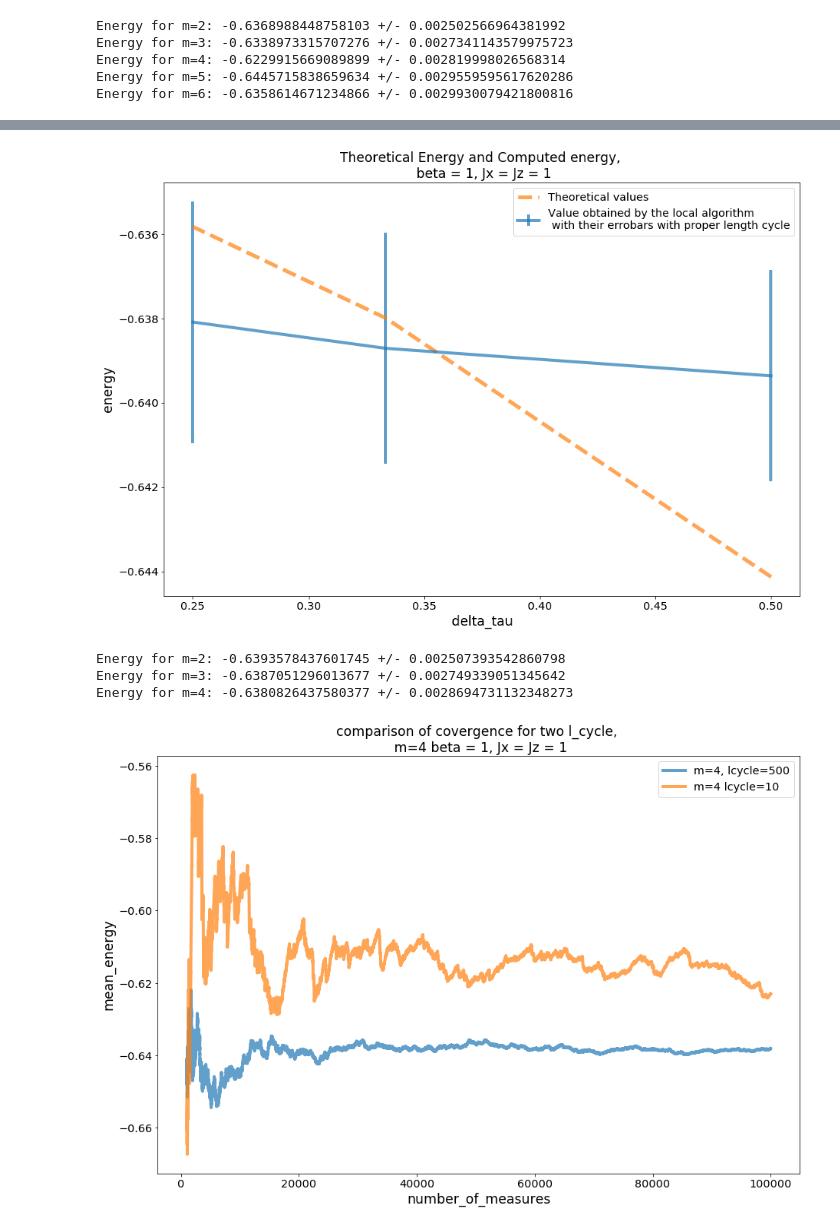
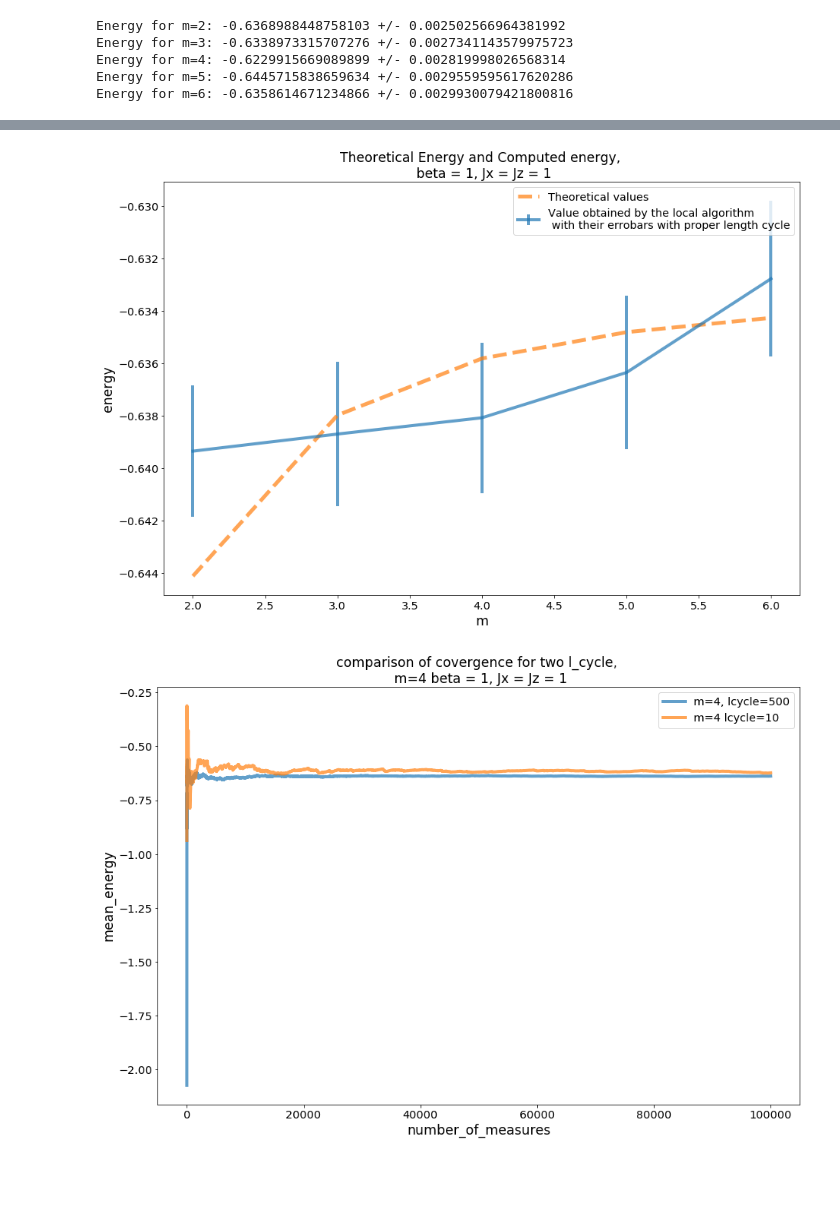
Before and after one commit to barthelemymp/Quantum_MC, a Jupyter notebook: results/local_result.ipynb, the cells around one changed output, grey strips where cells are left out. Drawn from its saved outputs; the diff is of its cells as text; code cells hidden in the pictures; blank space fills up the shorter version.

```diff
--- a/results/local_result.ipynb
+++ b/results/local_result.ipynb
@@ -319,7 +279,9 @@ Energy for m=4: -0.6229915669089899 +/- 0.002819998026568314
 Energy for m=5: -0.6445715838659634 +/- 0.0029559595617620286
 Energy for m=6: -0.6358614671234866 +/- 0.0029930079421800816
 # %%
-e2 = np.load("C:/Users/bmeyn/Documents/Polytechnique/PHY/PHY571/Quantum_MC/results/m2_dt0,5_ns4_jx1_jz1_lc10_adjusted.npy")
-e3 = np.load("C:/Users/bmeyn/Documents/Polytechnique/PHY/PHY571/Quantum_MC/results/m3_dt0,33_ns4_jx1_jz1_lc10_adjusted.npy")
-e4 = np.load("C:/Users/bmeyn/Documents/Polytechnique/PHY/PHY571/Quantum_MC/results/m4_dt0,25_ns4_jx1_jz1_lc10_adjusted.npy")
+e2ad = np.load("C:/Users/bmeyn/Documents/Polytechnique/PHY/PHY571/Quantum_MC/results/m2_dt0,5_ns4_jx1_jz1_lc10_adjusted.npy")
+e3ad = np.load("C:/Users/bmeyn/Documents/Polytechnique/PHY/PHY571/Quantum_MC/results/m3_dt0,33_ns4_jx1_jz1_lc10_adjusted.npy")
+e4ad = np.load("C:/Users/bmeyn/Documents/Polytechnique/PHY/PHY571/Quantum_MC/results/m4_dt0,25_ns4_jx1_jz1_lc10_adjusted.npy")
+e5ad = np.load("C:/Users/bmeyn/Documents/Polytechnique/PHY/PHY571/Quantum_MC/results/m5_dt0,5_ns4_jx1_jz1_lc10_adjusted.npy")
+e6ad = np.load("C:/Users/bmeyn/Documents/Polytechnique/PHY/PHY571/Quantum_MC/results/m6_dt0,16_ns4_jx1_jz1_lc10_adjusted.npy")
 # %%
@@ -341,6 +309,6 @@ plt.plot(xmove, me3)
 # %%
-x = range(1,len(e2)+1)
+x = range(1,len(e2ad)+1)
 xmesure = np.array(x)
 xmove = 10*xmesure
-me4 = np.cumsum(e4)/xmesure
-plt.plot(xmesure, me4)
+me4ad = np.cumsum(e4ad)/xmesure
+plt.plot(xmesure, me4ad,label = 'm=4')
@@ -346,0 +327,6 @@ plt.plot(xmesure, me4)
+# %%
+x = range(1,len(e2ad)+1)
+xmesure = np.array(x)
+xmove = 10*xmesure
+me6ad = np.cumsum(e6ad)/xmesure
+plt.plot(xmesure, me6ad,label = 'm=6')
@@ -399,70 +397,70 @@ plt.savefig('meanenrgyevolution_x=z=1_m2-6_adjusted.png')
 
 fig = plt.figure(figsize = (15,10))
 
-x_m = np.array(range(2,5))
+x_m = np.array(range(2,7))
 x_dtau = 1/x_m
 
 
-en_moy2 = np.mean(e2)
-std2 = np.std(e2)/np.sqrt(len(e2))
-en_moy3 = np.mean(e3)
-std3 = np.std(e3)/np.sqrt(len(e3))
-en_moy4 = np.mean(e4)
-std4 = np.std(e4)/np.sqrt(len(e4))
+en_moy2ad = np.mean(e2ad)
+std2ad = np.std(e2ad)/np.sqrt(len(e2ad))
+en_moy3ad = np.mean(e3ad)
+std3ad = np.std(e3ad)/np.sqrt(len(e3ad))
+en_moy4ad = np.mean(e4ad)
+std4ad = np.std(e4ad)/np.sqrt(len(e4ad))
+en_moy5ad = np.mean(e5ad)
+std5ad = np.std(e5ad)/np.sqrt(len(e5ad))
+en_moy6ad = np.mean(e6ad)
+std6ad = np.std(e6ad)/np.sqrt(len(e6ad))
 
-y = [en_moy2,en_moy3,en_moy4]
-yerr = [std2,std3,std4,]
+yad = [en_moy2ad,en_moy3ad,en_moy4ad,en_moy5ad,en_moy6ad]
+yerrad = [std2ad,std3ad,std4ad,std5ad,std6ad,]
 y_th = [-0.6441313582220639,-0.6379854264354882, -0.6358187647957938,
-        ]
+        -0.6348132236310546, -0.6342662966111773]
 
-plt.xlabel('delta_tau', fontsize = 'xx-large')
+plt.xlabel('m', fontsize = 'xx-large')
 plt.ylabel('energy', fontsize = 'xx-large')
 plt.xticks(fontsize = 'x-large')
 plt.yticks(fontsize = 'x-large')
 plt.title('Theoretical Energy and Computed energy, \n beta = 1, Jx = Jz = 1', fontsize = 'xx-large')
 
-plt.errorbar(x_dtau, y, yerr = yerr, label = 'Value obtained by the local algorithm \n with their errobars with proper length cycle',
+plt.errorbar(x_m, yad, yerr = yerrad, label = 'Value obtained by the local algorithm \n with their errobars with proper length cycle',
              lw = 4, alpha = 0.7)
-plt.plot(x_dtau, y_th, '--', label = 'Theoretical values',
+plt.plot(x_m, y_th, '--', label = 'Theoretical values',
           lw = 5, alpha = 0.7)
 
 plt.legend(loc = 0, fontsize = 'x-large')
 
 plt.savefig('ThvsComp_x=z=1_m2-6_adjusted.png')
 # %% [output]
-[figure, old version]
+[figure, new version]
 # %%
 print('Energy for m=2:', np.mean(e2), '+/-', np.std(e2)/np.sqrt(len(e2)))
 print('Energy for m=3:', np.mean(e3), '+/-', np.std(e3)/np.sqrt(len(e3)))
 print('Energy for m=4:', np.mean(e4), '+/-', np.std(e4)/np.sqrt(len(e4)))
-# %% [output]
-Energy for m=2: -0.6393578437601745 +/- 0.002507393542860798
-Energy for m=3: -0.6387051296013677 +/- 0.002749339051345642
-Energy for m=4: -0.6380826437580377 +/- 0.0028694731132348273
 # %%
 e4or =np.load("C:/Users/bmeyn/Documents/Polytechnique/PHY/PHY571/Quantum_MC/structure_code/m4_dt0,25_ns4_jx1_jz1_lc10.npy")
 me4or = np.cumsum(e4or)/xmesure
 fig = plt.figure(figsize = (15,10))
-me4c = me4[1000:]
-me4orc = me4or[1000:]
+#me4cad = me4ad[1000:]
+#me4orc = me4or[1000:]
 xmesurec = xmesure[1000:]
 
 
 
 plt.xlabel('number_of_measures', fontsize = 'xx-large')
 plt.ylabel('mean_energy', fontsize = 'xx-large')
 plt.xticks(fontsize = 'x-large')
 plt.yticks(fontsize = 'x-large')
 plt.title('comparison of covergence for two l_cycle, \n m=4 beta = 1, Jx = Jz = 1', fontsize = 'xx-large')
 
 
-plt.plot(xmesurec, me4c, label = 'm=4, lcycle=500',
+plt.plot(xmesure, me4ad, label = 'm=4, lcycle=500',
              lw = 4, alpha = 0.7)
-plt.plot(xmesurec, me4orc, label = 'm=4 lcycle=10',
+plt.plot(xmesure, me4or, label = 'm=4 lcycle=10',
              lw = 4, alpha = 0.7)
 
 
 plt.legend(loc = 0, fontsize = 'x-large')
 plt.savefig('lcyclecomp.png')
 # %% [output]
-[figure, old version]
+[figure, new version]
```
Also changed, not shown: parts of 13 cells of this notebook, 22 other files.
